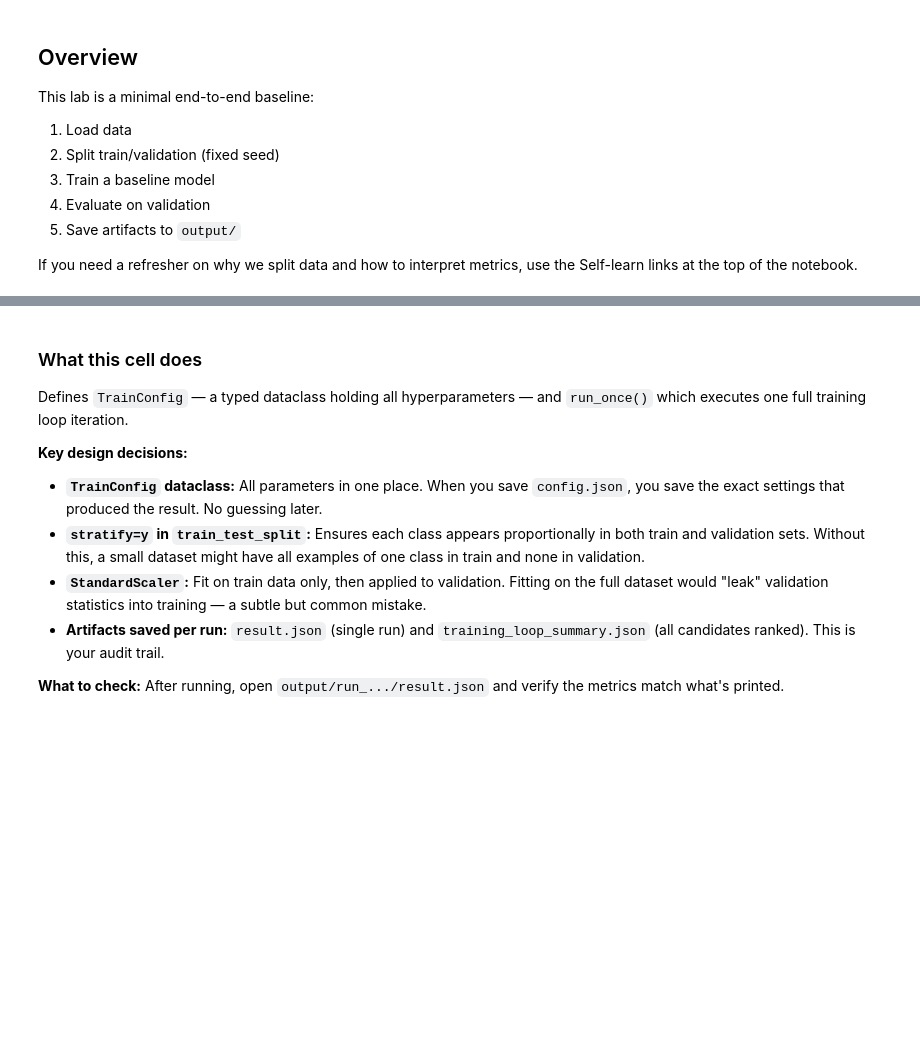
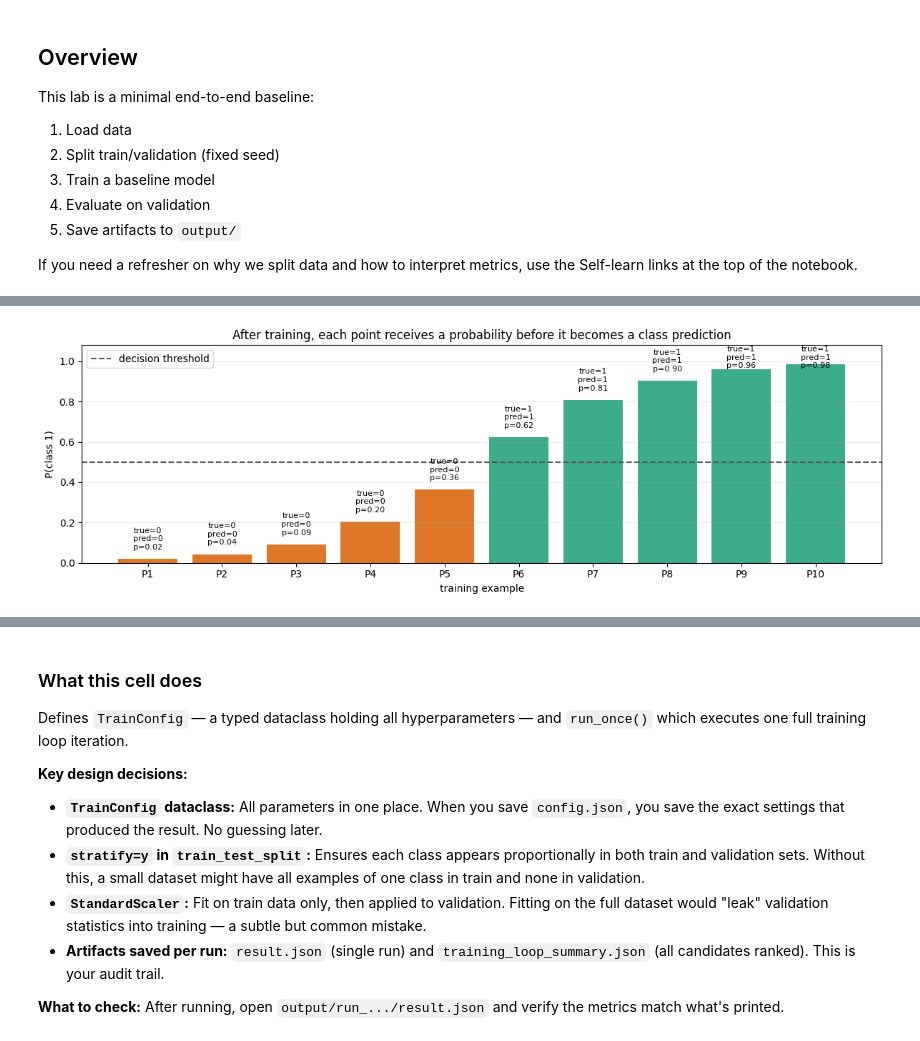
Before and after one commit to inference-ai-course/Fundamentals-of-AI-Engineering, a Jupyter notebook: week_05/01_training_loop.ipynb, the cells around one changed output, grey strips where cells are left out. Drawn from its saved outputs; the diff is of its cells as text; code cells hidden in the pictures; blank space fills up the shorter version.

```diff
--- a/week_05/01_training_loop.ipynb
+++ b/week_05/01_training_loop.ipynb
@@ -127,0 +248,29 @@ plt.show()
+# %%
+point_probs = demo_model.predict_proba(x_demo)[:, 1]
+point_preds = (point_probs >= 0.5).astype(int)
+bar_colors = np.where(y_demo == 1, "#1b9e77", "#d95f02")
+
+fig, ax = plt.subplots(figsize=(12, 4))
+bars = ax.bar(point_labels, point_probs, color=bar_colors, alpha=0.85)
+ax.axhline(0.5, color="#555555", linestyle="--", linewidth=1.5, label="decision threshold")
+
+for bar, true_label, pred_label, prob in zip(bars, y_demo, point_preds, point_probs):
+    ax.text(
+        bar.get_x() + bar.get_width() / 2,
+        min(prob + 0.04, 0.96),
+        f"true={true_label}\npred={pred_label}\np={prob:.2f}",
+        ha="center",
+        va="bottom",
+        fontsize=8,
+    )
+
+ax.set_title("After training, each point receives a probability before it becomes a class prediction")
+ax.set_xlabel("training example")
+ax.set_ylabel("P(class 1)")
+ax.set_ylim(0, 1.08)
+ax.legend(loc="upper left")
+ax.grid(axis="y", alpha=0.25)
+plt.tight_layout()
+plt.show()
+# %% [output]
+[figure, added]
```
Also changed, not shown: parts of 9 cells of this notebook, 6 other files.
